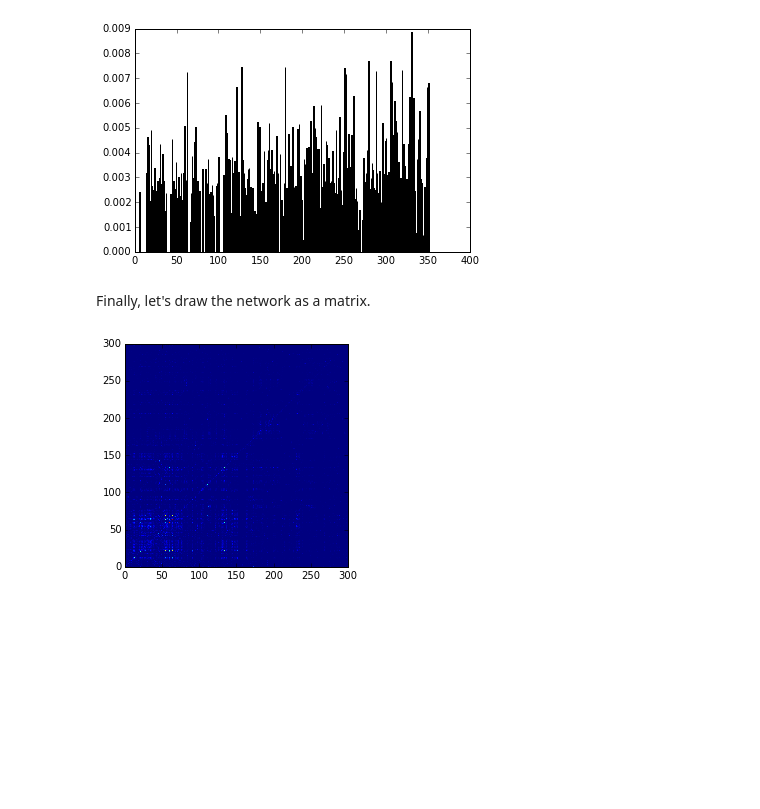
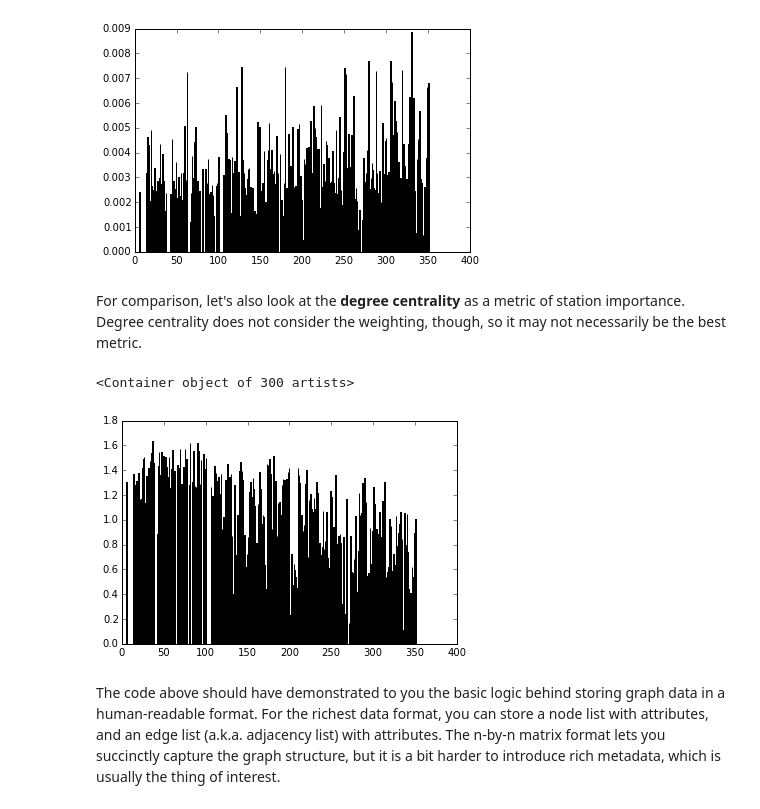
Before and after one commit to ericmjl/Network-Analysis-Made-Simple, a Jupyter notebook: 6. Loading and Saving Data.ipynb, the cells around one changed output. Cells and saved outputs as stored; diff of their text form; code cells hidden in the pictures; blank space fills up the shorter version.

Commit message:
Formatting changes, added content to nb6

```diff
--- a/6. Loading and Saving Data.ipynb
+++ b/6. Loading and Saving Data.ipynb
@@ -125,13 +145,13 @@ plt.bar(centralities.keys(), centralities.values())
 # %% [output]
 <Container object of 300 artists>
 [figure]
-# %% [markdown]
-Finally, let's draw the network as a matrix.
-# %%
-import numpy as np
-matrix = np.array(nx.to_numpy_matrix(G, weight='count'))
-
-plt.pcolor(matrix)
-plt.axes().set_aspect('equal')
-# %% [output]
-[figure, removed]
+# %% [markdown]
+For comparison, let's also look at the **degree centrality** as a metric of station importance. Degree centrality does not consider the weighting, though, so it may not necessarily be the best metric.
+# %%
+decentrality = nx.degree_centrality(G)
+plt.bar(decentrality.keys(), decentrality.values())
+# %% [output]
+<Container object of 300 artists>
+[figure, added]
+# %% [markdown]
+The code above should have demonstrated to you the basic logic behind storing graph data in a human-readable format. For the richest data format, you can store a node list with attributes, and an edge list (a.k.a. adjacency list) with attributes. The n-by-n matrix format lets you succinctly capture the graph structure, but it is a bit harder to introduce rich metadata, which is usually the thing of interest.
```
Also changed, not shown: parts of 5 cells of this notebook, 2 other files.
